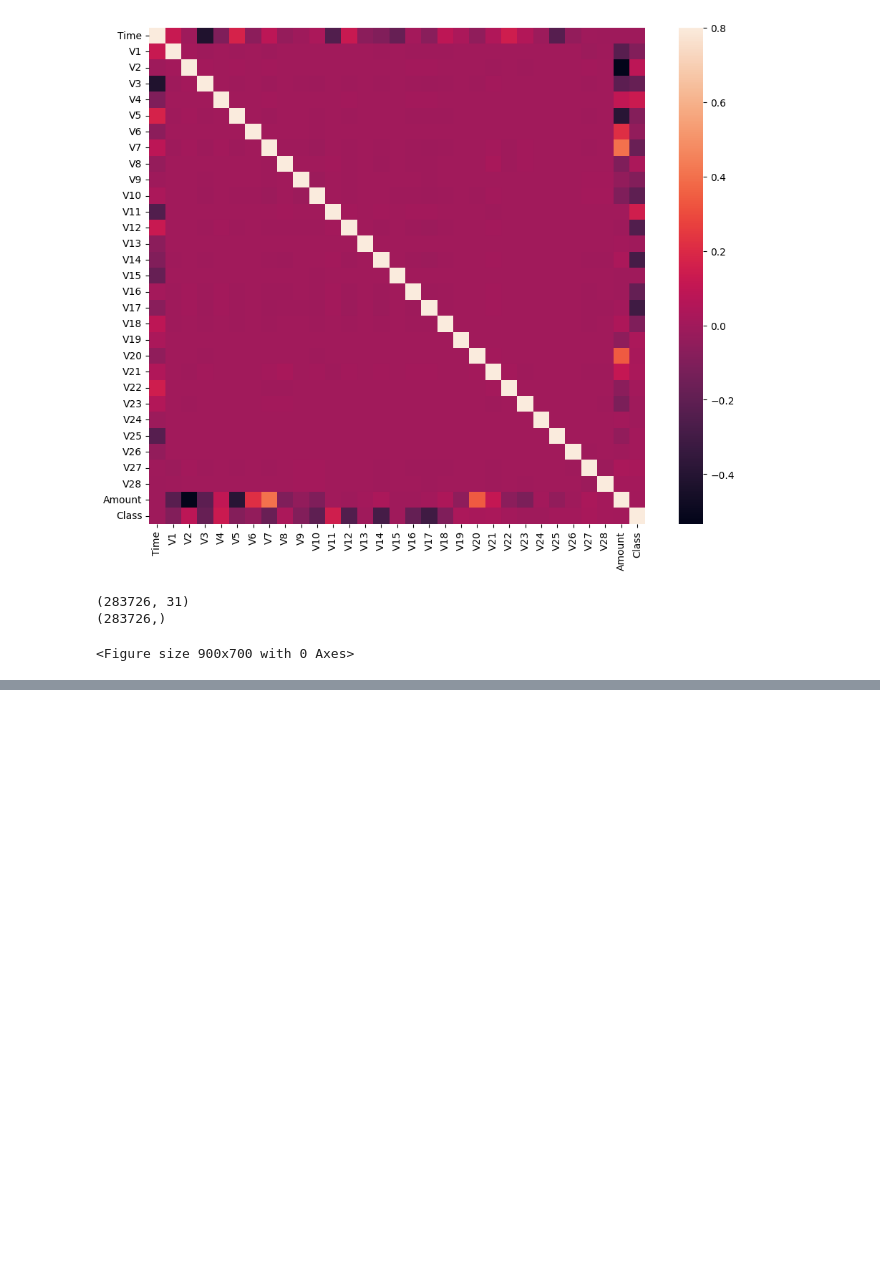
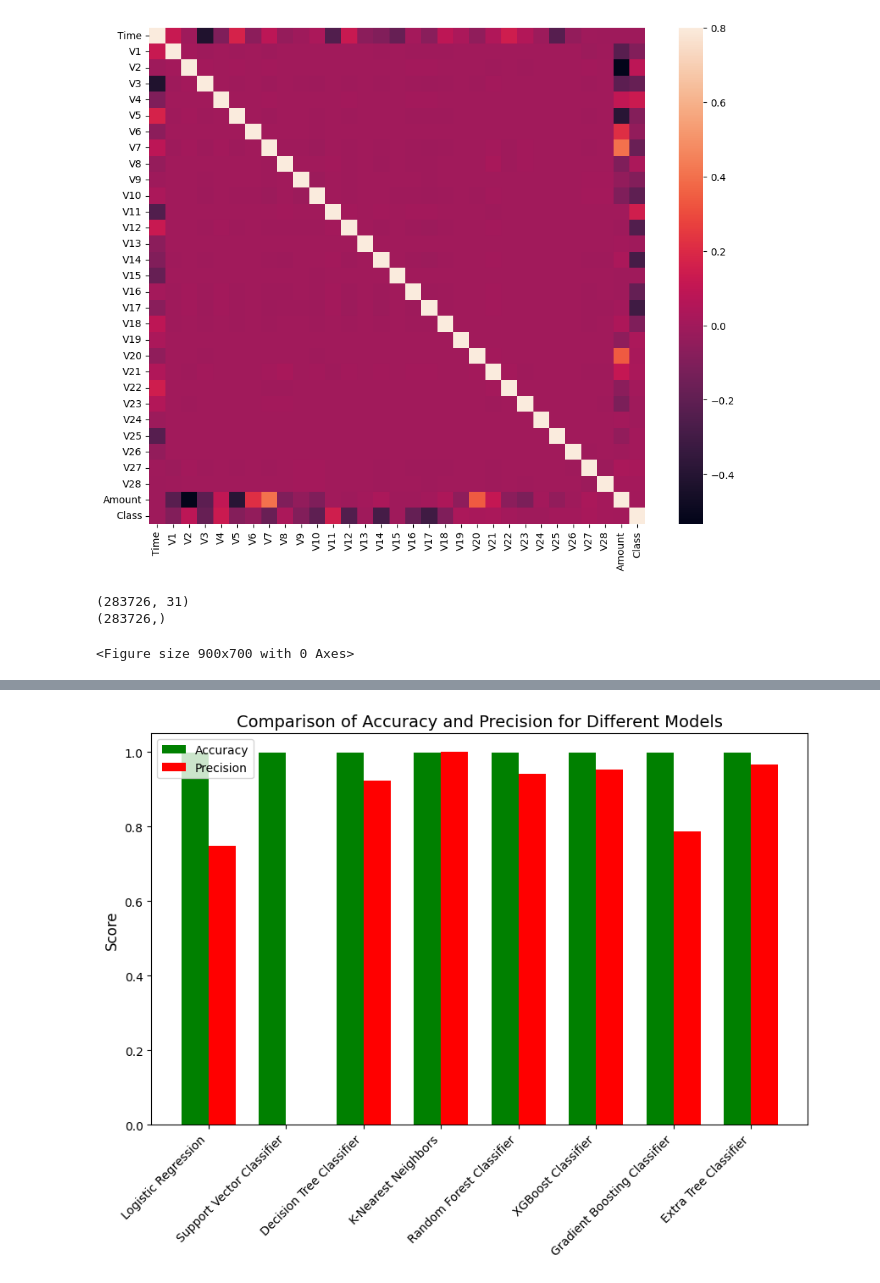
Before and after one commit to preetikhullbe/Credit-Card-Fraud-Detection, a Jupyter notebook: credit_card_fraud.ipynb, the cells around one changed output, grey strips where cells are left out. Drawn from its saved outputs; the diff is of its cells as text; code cells hidden in the pictures; blank space fills up the shorter version.

```diff
--- a/credit_card_fraud.ipynb
+++ b/credit_card_fraud.ipynb
@@ -147,0 +217,4 @@ n_outliers = len(Fraud)
+# %%
+y=df['Class']
+# %%
+X_train,X_test,y_train,y_test=train_test_split(X,y,test_size=0.30,random_state=123)
@@ -147,0 +255,12 @@ n_outliers = len(Fraud)
+# %%
+# Dictionary of classifiers
+clfs = {
+    'Logistic Regression': Lgr,
+    'Support Vector Classifier': svc,
+    'Decision Tree Classifier': dtc,
+    'K-Nearest Neighbors': knn,
+    'Random Forest Classifier': rfc,
+    'XGBoost Classifier': xgb,
+    'Gradient Boosting Classifier': gbc,
+    'Extra Tree Classifier': extc
+}
@@ -147,0 +293,6 @@ n_outliers = len(Fraud)
+# %%
+# Create a DataFrame from the results
+results_df = pd.DataFrame(results)
+
+# Display the DataFrame
+print(results_df)
@@ -147,0 +309,25 @@ n_outliers = len(Fraud)
+# %%
+# Create a bar plot with grouped bars
+bar_width = 0.35
+x_pos = np.arange(len(results_df))
+
+fig, ax = plt.subplots(figsize=(10, 6))
+
+rects1 = ax.bar(x_pos, results_df['Accuracy'], bar_width, label='Accuracy', color='green')
+rects2 = ax.bar(x_pos + bar_width, results_df['Precision'], bar_width, label='Precision', color='red')
+
+# Add x-axis labels
+ax.set_xticks(x_pos + bar_width / 2)
+ax.set_xticklabels(results_df['Model'], rotation=45, ha='right')
+
+# Add labels and title
+ax.set_ylabel('Score', fontsize=12)
+ax.set_title('Comparison of Accuracy and Precision for Different Models', fontsize=14)
+
+# Add legend
+ax.legend(loc='upper left', fontsize=10)
+
+# Show the plot
+plt.show()
+# %% [output]
+[figure, added]
```
Also changed, not shown: parts of 16 cells of this notebook.
